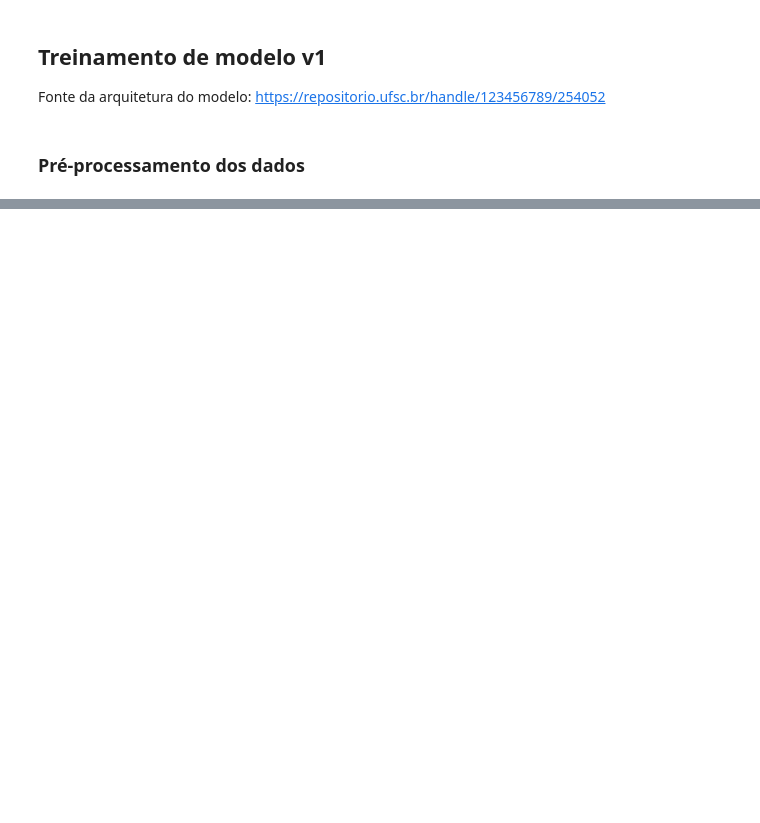
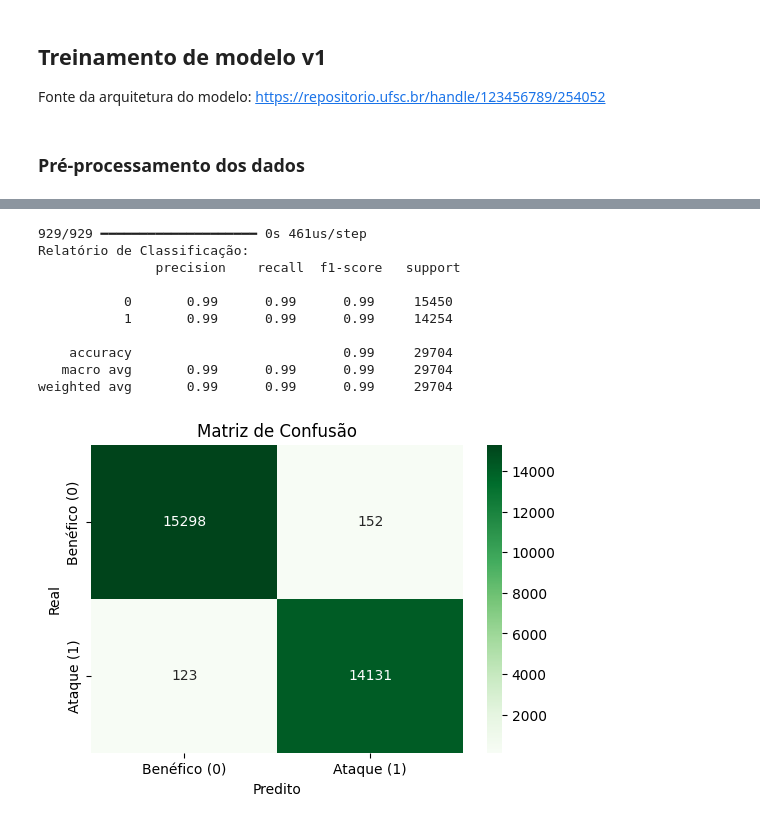
Before and after one commit to matheusbus/xai-in-ids, a Jupyter notebook: experiments/model_v1/train.ipynb, the cells around one changed output, grey strips where cells are left out. Saved outputs shown, nothing was run; the diff lists cells and outputs as text; code cells hidden in the pictures; blank space fills up the shorter version.

Commit message:
chore: first explain tests

```diff
--- a/experiments/model_v1/train.ipynb
+++ b/experiments/model_v1/train.ipynb
@@ -85,7 +86,7 @@ for column in ["protocol_type", "service", "flag"]:
     label_encoders[column] = le
 # %%
 X = full_data.drop(["attack", "level"], axis=1)
-y = full_data["attack"]
+y = full_data["attack"].apply(lambda x: 0 if x == "normal" else 1)
 
 X_train, X_test, y_train, y_test = train_test_split(
     X, y, test_size=0.2, random_state=42
@@ -113,14 +101,16 @@ X_test_scaled = scaler.transform(X_test)
 all_labels = pd.concat([y_train, y_test]).unique()
 
 # Encode the target variable (attack) using LabelEncoder
-attack_encoder = LabelEncoder()
-attack_encoder.fit(all_labels)
+# attack_encoder = LabelEncoder()
+# attack_encoder.fit(all_labels)
 
 # Transform the target variables
-y_train_encoded = attack_encoder.transform(y_train)
-y_test_encoded = attack_encoder.transform(y_test)
+# y_train_encoded = attack_encoder.transform(y_train)
+# y_test_encoded = attack_encoder.transform(y_test)
 
 # One-hot encode the target variable
-num_classes = len(attack_encoder.classes_)
-y_train_cat = y_train_encoded
-y_test_cat = y_test_encoded
+# num_classes = len(attack_encoder.classes_)
+# y_train_cat = y_train_encoded
+# y_test_cat = y_test_encoded
+y_train_cat = y_train
+y_test_cat = y_test
@@ -130,6 +124,8 @@ model = Sequential(
     [
         Dense(X_train.shape[1], activation="tanh", input_shape=(X_train.shape[1],)),
         Dense(X_train.shape[1], activation="tanh"),
-        Dense(num_classes, activation="softmax"),
+        Dense(2, activation="softmax"),
     ]
 )
+
+model.summary()
@@ -185,0 +182,34 @@ print(feature_importance)
+# %%
+from sklearn.metrics import confusion_matrix, classification_report
+
+y_pred = np.argmax(model.predict(X_test_scaled), axis=1)
+
+cm = confusion_matrix(y_test, y_pred)
+
+print("Relatório de Classificação:\n", classification_report(y_test, y_pred))
+
+plt.figure(figsize=(6, 4))
+sns.heatmap(
+    cm,
+    annot=True,
+    fmt="d",
+    cmap="Greens",
+    xticklabels=["Benéfico (0)", "Ataque (1)"],
+    yticklabels=["Benéfico (0)", "Ataque (1)"],
+)
+plt.xlabel("Predito")
+plt.ylabel("Real")
+plt.title("Matriz de Confusão")
+plt.show()
+# %% [output]
+929/929 ━━━━━━━━━━━━━━━━━━━━ 0s 461us/step
+Relatório de Classificação:
+               precision    recall  f1-score   support
+
+           0       0.99      0.99      0.99     15450
+           1       0.99      0.99      0.99     14254
+
+    accuracy                           0.99     29704
+   macro avg       0.99      0.99      0.99     29704
+weighted avg       0.99      0.99      0.99     29704
+[figure, added]
```
Also changed, not shown: parts of 15 cells of this notebook, 1 other file.
